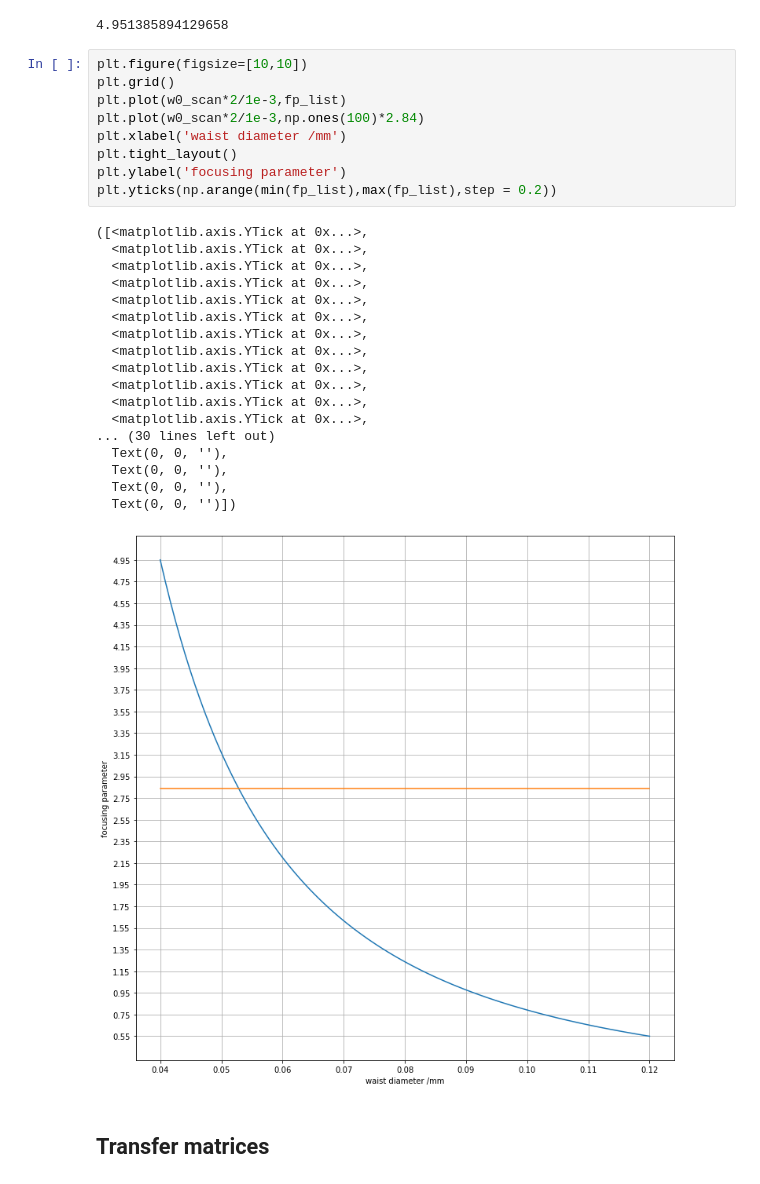
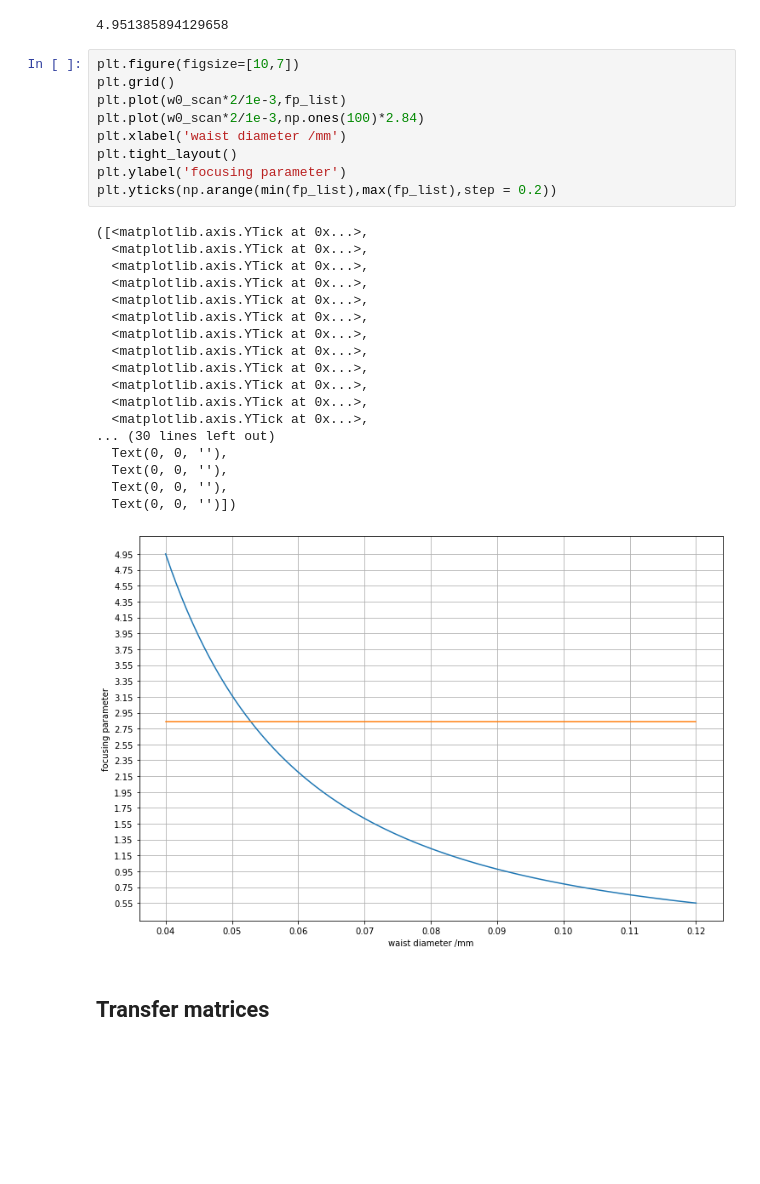
Before and after one commit to JianhuiL/Gaussian_Optics, a Jupyter notebook: Doubling Cavity jh.ipynb, the cells around one changed output. Drawn from its saved outputs; the diff is of its cells as text; blank space fills up the shorter version.

```diff
--- a/Doubling Cavity jh.ipynb
+++ b/Doubling Cavity jh.ipynb
@@ -123,33 +105,33 @@ max(fp_list)
 # %% [output]
 4.951385894129658
 # %%
-plt.figure(figsize=[10,10])
+plt.figure(figsize=[10,7])
 plt.grid()
 plt.plot(w0_scan*2/1e-3,fp_list)
 plt.plot(w0_scan*2/1e-3,np.ones(100)*2.84)
 plt.xlabel('waist diameter /mm')
 plt.tight_layout()
 plt.ylabel('focusing parameter')
 plt.yticks(np.arange(min(fp_list),max(fp_list),step = 0.2))
 # %% [output]
 ([<matplotlib.axis.YTick at 0x...>,
   <matplotlib.axis.YTick at 0x...>,
   <matplotlib.axis.YTick at 0x...>,
   <matplotlib.axis.YTick at 0x...>,
   <matplotlib.axis.YTick at 0x...>,
   <matplotlib.axis.YTick at 0x...>,
   <matplotlib.axis.YTick at 0x...>,
   <matplotlib.axis.YTick at 0x...>,
   <matplotlib.axis.YTick at 0x...>,
   <matplotlib.axis.YTick at 0x...>,
   <matplotlib.axis.YTick at 0x...>,
   <matplotlib.axis.YTick at 0x...>,
 ... (30 lines left out)
   Text(0, 0, ''),
   Text(0, 0, ''),
   Text(0, 0, ''),
   Text(0, 0, '')])
-[figure, old version]
+[figure, new version]
 # %% [markdown]
 ## Transfer matrices
 # %% [markdown]
```
Also changed, not shown: parts of 21 cells of this notebook.
